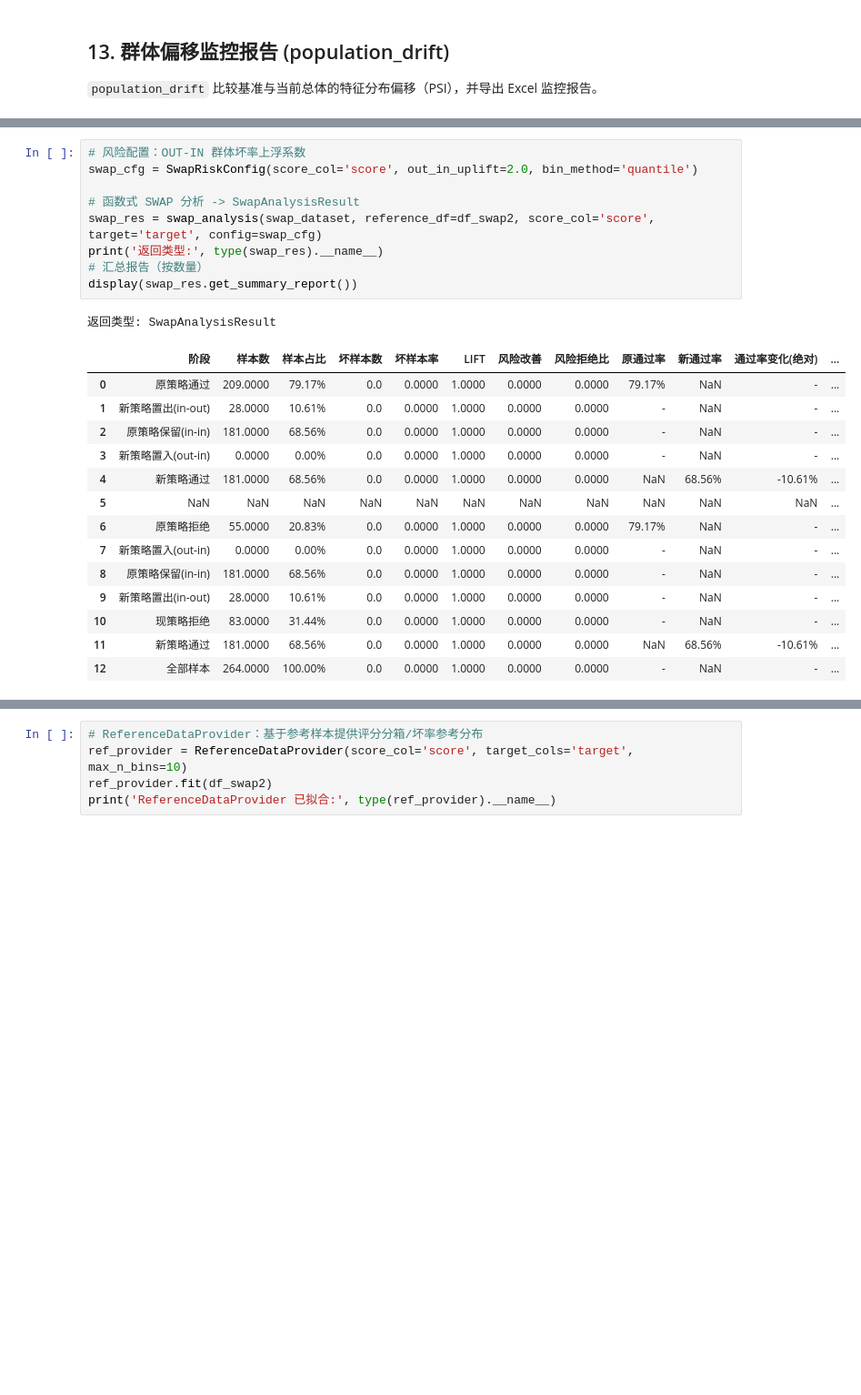
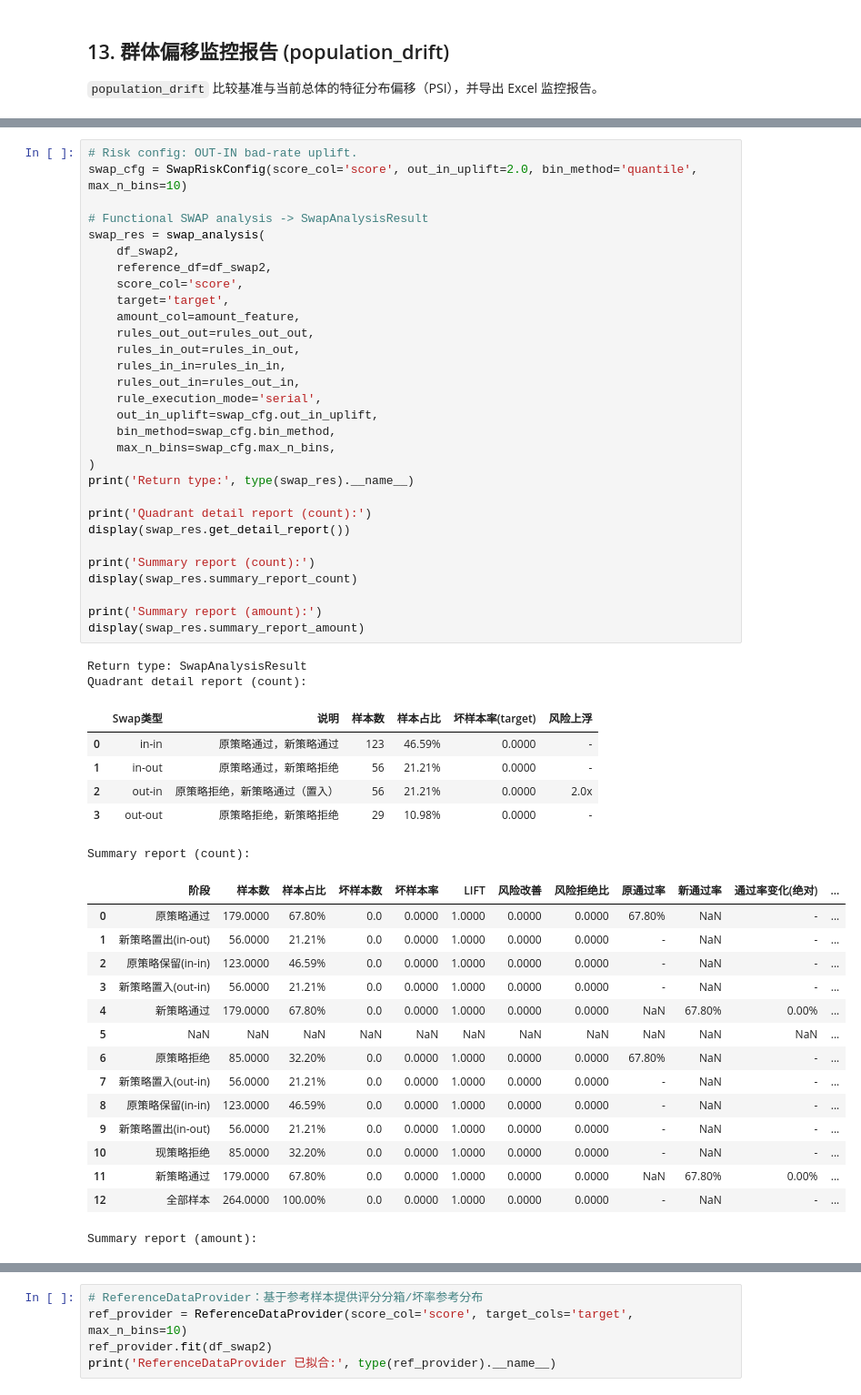
Before and after one commit to hengshu-credit/hscredit, a Jupyter notebook: examples/11_report.ipynb, the cells around one changed output, grey strips where cells are left out. Shown at 91% size. Saved outputs shown, nothing was run; the diff lists cells and outputs as text; blank space fills up the shorter version.

```diff
--- a/examples/11_report.ipynb
+++ b/examples/11_report.ipynb
@@ -1237,25 +1264,54 @@ Name: swap_type, dtype: int64
 # %%
-# 风险配置：OUT-IN 群体坏率上浮系数
-swap_cfg = SwapRiskConfig(score_col='score', out_in_uplift=2.0, bin_method='quantile')
+# Risk config: OUT-IN bad-rate uplift.
+swap_cfg = SwapRiskConfig(score_col='score', out_in_uplift=2.0, bin_method='quantile', max_n_bins=10)
 
-# 函数式 SWAP 分析 -> SwapAnalysisResult
-swap_res = swap_analysis(swap_dataset, reference_df=df_swap2, score_col='score', target='target', config=swap_cfg)
-print('返回类型:', type(swap_res).__name__)
-# 汇总报告（按数量）
-display(swap_res.get_summary_report())
+# Functional SWAP analysis -> SwapAnalysisResult
+swap_res = swap_analysis(
+    df_swap2,
+    reference_df=df_swap2,
+    score_col='score',
+    target='target',
+    amount_col=amount_feature,
+    rules_out_out=rules_out_out,
+    rules_in_out=rules_in_out,
+    rules_in_in=rules_in_in,
+    rules_out_in=rules_out_in,
+    rule_execution_mode='serial',
+    out_in_uplift=swap_cfg.out_in_uplift,
+    bin_method=swap_cfg.bin_method,
+    max_n_bins=swap_cfg.max_n_bins,
+)
+print('Return type:', type(swap_res).__name__)
+
+print('Quadrant detail report (count):')
+display(swap_res.get_detail_report())
+
+print('Summary report (count):')
+display(swap_res.summary_report_count)
+
+print('Summary report (amount):')
+display(swap_res.summary_report_amount)
 # %% [output]
-返回类型: SwapAnalysisResult
+Return type: SwapAnalysisResult
+Quadrant detail report (count):
-|  | 阶段 | 样本数 | 样本占比 | 坏样本数 | 坏样本率 | LIFT | 风险改善 | 风险拒绝比 | 原通过率 | 新通过率 | 通过率变化(绝对) | ... |
-| 0 | 原策略通过 | 209.0000 | 79.17% | 0.0 | 0.0000 | 1.0000 | 0.0000 | 0.0000 | 79.17% | NaN | - | ... |
-| 1 | 新策略置出(in-out) | 28.0000 | 10.61% | 0.0 | 0.0000 | 1.0000 | 0.0000 | 0.0000 | - | NaN | - | ... |
-| 2 | 原策略保留(in-in) | 181.0000 | 68.56% | 0.0 | 0.0000 | 1.0000 | 0.0000 | 0.0000 | - | NaN | - | ... |
-| 3 | 新策略置入(out-in) | 0.0000 | 0.00% | 0.0 | 0.0000 | 1.0000 | 0.0000 | 0.0000 | - | NaN | - | ... |
-| 4 | 新策略通过 | 181.0000 | 68.56% | 0.0 | 0.0000 | 1.0000 | 0.0000 | 0.0000 | NaN | 68.56% | -10.61% | ... |
-| 5 | NaN | NaN | NaN | NaN | NaN | NaN | NaN | NaN | NaN | NaN | NaN | ... |
-| 6 | 原策略拒绝 | 55.0000 | 20.83% | 0.0 | 0.0000 | 1.0000 | 0.0000 | 0.0000 | 79.17% | NaN | - | ... |
-| 7 | 新策略置入(out-in) | 0.0000 | 0.00% | 0.0 | 0.0000 | 1.0000 | 0.0000 | 0.0000 | - | NaN | - | ... |
-| 8 | 原策略保留(in-in) | 181.0000 | 68.56% | 0.0 | 0.0000 | 1.0000 | 0.0000 | 0.0000 | - | NaN | - | ... |
-| 9 | 新策略置出(in-out) | 28.0000 | 10.61% | 0.0 | 0.0000 | 1.0000 | 0.0000 | 0.0000 | - | NaN | - | ... |
-| 10 | 现策略拒绝 | 83.0000 | 31.44% | 0.0 | 0.0000 | 1.0000 | 0.0000 | 0.0000 | - | NaN | - | ... |
-| 11 | 新策略通过 | 181.0000 | 68.56% | 0.0 | 0.0000 | 1.0000 | 0.0000 | 0.0000 | NaN | 68.56% | -10.61% | ... |
-| 12 | 全部样本 | 264.0000 | 100.00% | 0.0 | 0.0000 | 1.0000 | 0.0000 | 0.0000 | - | NaN | - | ... |
+|  | Swap类型 | 说明 | 样本数 | 样本占比 | 坏样本率(target) | 风险上浮 |
+| 0 | in-in | 原策略通过，新策略通过 | 123 | 46.59% | 0.0000 | - |
+| 1 | in-out | 原策略通过，新策略拒绝 | 56 | 21.21% | 0.0000 | - |
+| 2 | out-in | 原策略拒绝，新策略通过（置入） | 56 | 21.21% | 0.0000 | 2.0x |
+| 3 | out-out | 原策略拒绝，新策略拒绝 | 29 | 10.98% | 0.0000 | - |
+Summary report (count):
+|  | 阶段 | 样本数 | 样本占比 | 坏样本数 | 坏样本率 | LIFT | 风险改善 | 风险拒绝比 | 原通过率 | 新通过率 | 通过率变化(绝对) | ... |
+| 0 | 原策略通过 | 179.0000 | 67.80% | 0.0 | 0.0000 | 1.0000 | 0.0000 | 0.0000 | 67.80% | NaN | - | ... |
+| 1 | 新策略置出(in-out) | 56.0000 | 21.21% | 0.0 | 0.0000 | 1.0000 | 0.0000 | 0.0000 | - | NaN | - | ... |
+| 2 | 原策略保留(in-in) | 123.0000 | 46.59% | 0.0 | 0.0000 | 1.0000 | 0.0000 | 0.0000 | - | NaN | - | ... |
+| 3 | 新策略置入(out-in) | 56.0000 | 21.21% | 0.0 | 0.0000 | 1.0000 | 0.0000 | 0.0000 | - | NaN | - | ... |
+| 4 | 新策略通过 | 179.0000 | 67.80% | 0.0 | 0.0000 | 1.0000 | 0.0000 | 0.0000 | NaN | 67.80% | 0.00% | ... |
+| 5 | NaN | NaN | NaN | NaN | NaN | NaN | NaN | NaN | NaN | NaN | NaN | ... |
+| 6 | 原策略拒绝 | 85.0000 | 32.20% | 0.0 | 0.0000 | 1.0000 | 0.0000 | 0.0000 | 67.80% | NaN | - | ... |
+| 7 | 新策略置入(out-in) | 56.0000 | 21.21% | 0.0 | 0.0000 | 1.0000 | 0.0000 | 0.0000 | - | NaN | - | ... |
+| 8 | 原策略保留(in-in) | 123.0000 | 46.59% | 0.0 | 0.0000 | 1.0000 | 0.0000 | 0.0000 | - | NaN | - | ... |
+| 9 | 新策略置出(in-out) | 56.0000 | 21.21% | 0.0 | 0.0000 | 1.0000 | 0.0000 | 0.0000 | - | NaN | - | ... |
+| 10 | 现策略拒绝 | 85.0000 | 32.20% | 0.0 | 0.0000 | 1.0000 | 0.0000 | 0.0000 | - | NaN | - | ... |
+| 11 | 新策略通过 | 179.0000 | 67.80% | 0.0 | 0.0000 | 1.0000 | 0.0000 | 0.0000 | NaN | 67.80% | 0.00% | ... |
+| 12 | 全部样本 | 264.0000 | 100.00% | 0.0 | 0.0000 | 1.0000 | 0.0000 | 0.0000 | - | NaN | - | ... |
+Summary report (amount):
```
Also changed, not shown: parts of 12 cells of this notebook, 2 other files.
